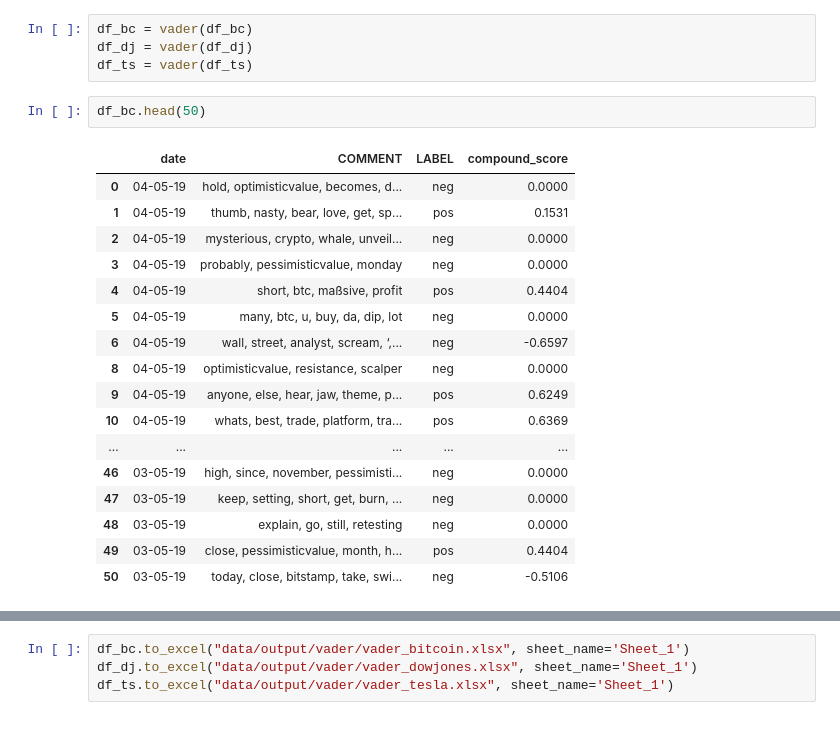
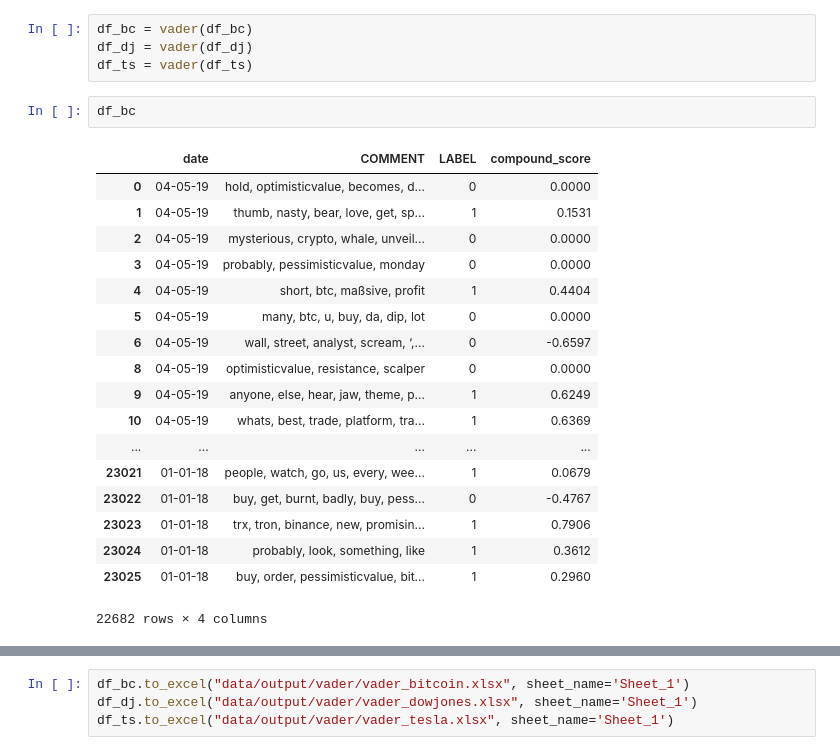
Before and after one commit to falkenovergaard/TA_Exam, a Jupyter notebook: TA_Vader_Classification.ipynb, the cells around one changed output, grey strips where cells are left out. Cells and saved outputs as stored; diff of their text form.

```diff
--- a/TA_Vader_Classification.ipynb
+++ b/TA_Vader_Classification.ipynb
@@ -42,25 +39,26 @@ df_bc = vader(df_bc)
 df_dj = vader(df_dj)
 df_ts = vader(df_ts)
 # %%
-df_bc.head(50)
+df_bc
 # %% [output]
 |  | date | COMMENT | LABEL | compound_score |
-| 0 | 04-05-19 | hold, optimisticvalue, becomes, d... | neg | 0.0000 |
-| 1 | 04-05-19 | thumb, nasty, bear, love, get, sp... | pos | 0.1531 |
-| 2 | 04-05-19 | mysterious, crypto, whale, unveil... | neg | 0.0000 |
-| 3 | 04-05-19 | probably, pessimisticvalue, monday | neg | 0.0000 |
-| 4 | 04-05-19 | short, btc, maßsive, profit | pos | 0.4404 |
-| 5 | 04-05-19 | many, btc, u, buy, da, dip, lot | neg | 0.0000 |
-| 6 | 04-05-19 | wall, street, analyst, scream, ‘,... | neg | -0.6597 |
-| 8 | 04-05-19 | optimisticvalue, resistance, scalper | neg | 0.0000 |
-| 9 | 04-05-19 | anyone, else, hear, jaw, theme, p... | pos | 0.6249 |
-| 10 | 04-05-19 | whats, best, trade, platform, tra... | pos | 0.6369 |
+| 0 | 04-05-19 | hold, optimisticvalue, becomes, d... | 0 | 0.0000 |
+| 1 | 04-05-19 | thumb, nasty, bear, love, get, sp... | 1 | 0.1531 |
+| 2 | 04-05-19 | mysterious, crypto, whale, unveil... | 0 | 0.0000 |
+| 3 | 04-05-19 | probably, pessimisticvalue, monday | 0 | 0.0000 |
+| 4 | 04-05-19 | short, btc, maßsive, profit | 1 | 0.4404 |
+| 5 | 04-05-19 | many, btc, u, buy, da, dip, lot | 0 | 0.0000 |
+| 6 | 04-05-19 | wall, street, analyst, scream, ‘,... | 0 | -0.6597 |
+| 8 | 04-05-19 | optimisticvalue, resistance, scalper | 0 | 0.0000 |
+| 9 | 04-05-19 | anyone, else, hear, jaw, theme, p... | 1 | 0.6249 |
+| 10 | 04-05-19 | whats, best, trade, platform, tra... | 1 | 0.6369 |
 | ... | ... | ... | ... | ... |
-| 46 | 03-05-19 | high, since, november, pessimisti... | neg | 0.0000 |
-| 47 | 03-05-19 | keep, setting, short, get, burn, ... | neg | 0.0000 |
-| 48 | 03-05-19 | explain, go, still, retesting | neg | 0.0000 |
-| 49 | 03-05-19 | close, pessimisticvalue, month, h... | pos | 0.4404 |
-| 50 | 03-05-19 | today, close, bitstamp, take, swi... | neg | -0.5106 |
+| 23021 | 01-01-18 | people, watch, go, us, every, wee... | 1 | 0.0679 |
+| 23022 | 01-01-18 | buy, get, burnt, badly, buy, pess... | 0 | -0.4767 |
+| 23023 | 01-01-18 | trx, tron, binance, new, promisin... | 1 | 0.7906 |
+| 23024 | 01-01-18 | probably, look, something, like | 1 | 0.3612 |
+| 23025 | 01-01-18 | buy, order, pessimisticvalue, bit... | 1 | 0.2960 |
+22682 rows × 4 columns
 # %%
 df_dj.head()
 # %% [output]
```
Also changed, not shown: parts of 3 cells of this notebook, 14 other files.
